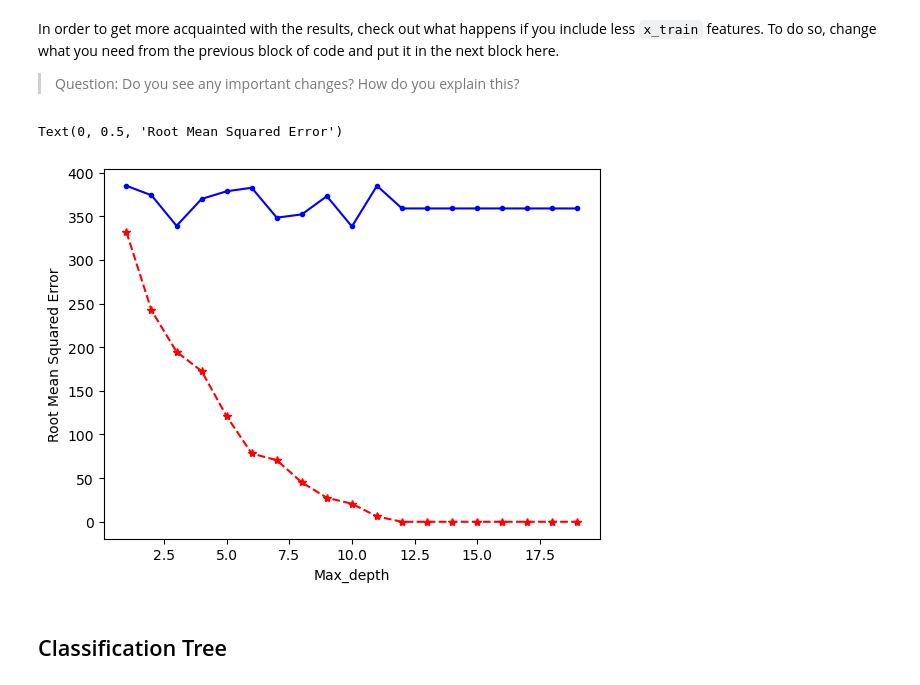
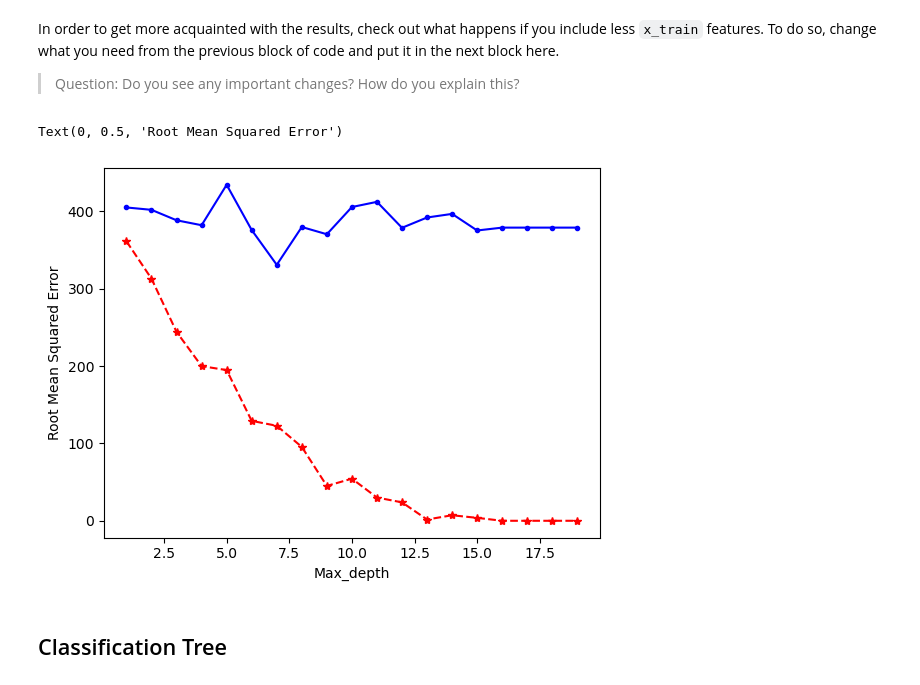
Before and after one commit to ICAI-IMAT-ML/p2-8-grandadmiralmv, a Jupyter notebook: notebook/Lab2_8_Trees.ipynb, the cells around one changed output. Saved outputs shown, nothing was run; the diff lists cells and outputs as text; code cells hidden in the pictures.

```diff
--- a/notebook/Lab2_8_Trees.ipynb
+++ b/notebook/Lab2_8_Trees.ipynb
@@ -240,28 +246,28 @@ In order to get more acquainted with the results, check out what happens if you
 # %%
 # TODO: Your code here!
 # Lists to store the results
 train_rmse = []
 test_rmse = []
 
 # Range of depths to be explored
 tree_size = np.arange(1,20)
 
 for i in tree_size:
-    regressor = DecisionTreeRegressor(random_state=0,max_features=9,max_depth=i)
+    regressor = DecisionTreeRegressor(random_state=0,max_features=2,max_depth=i)
     regressor.fit(x_train, y_train)
     # TODO: Train the needed tree with the set depth, then measure its RMSE in train and test and store them in the previous lists
     predictions_train = regressor.predict(x_train)
     predictions_test = regressor.predict(x_test)
     train_rmse.append((mean_squared_error(y_train,predictions_train))**(1/2))
     test_rmse.append((mean_squared_error(y_test,predictions_test))**(1/2))
 # Plot the results
 plt.plot(tree_size, train_rmse, 'r*--')
 plt.plot(tree_size, test_rmse, 'b.-')
 plt.xlabel('Max_depth')
 plt.ylabel('Root Mean Squared Error')
 # %% [output]
 Text(0, 0.5, 'Root Mean Squared Error')
-[figure, old version]
+[figure, new version]
 # %% [markdown]
 ## Classification Tree
 # %% [markdown]
```
Also changed, not shown: parts of 16 cells of this notebook.
